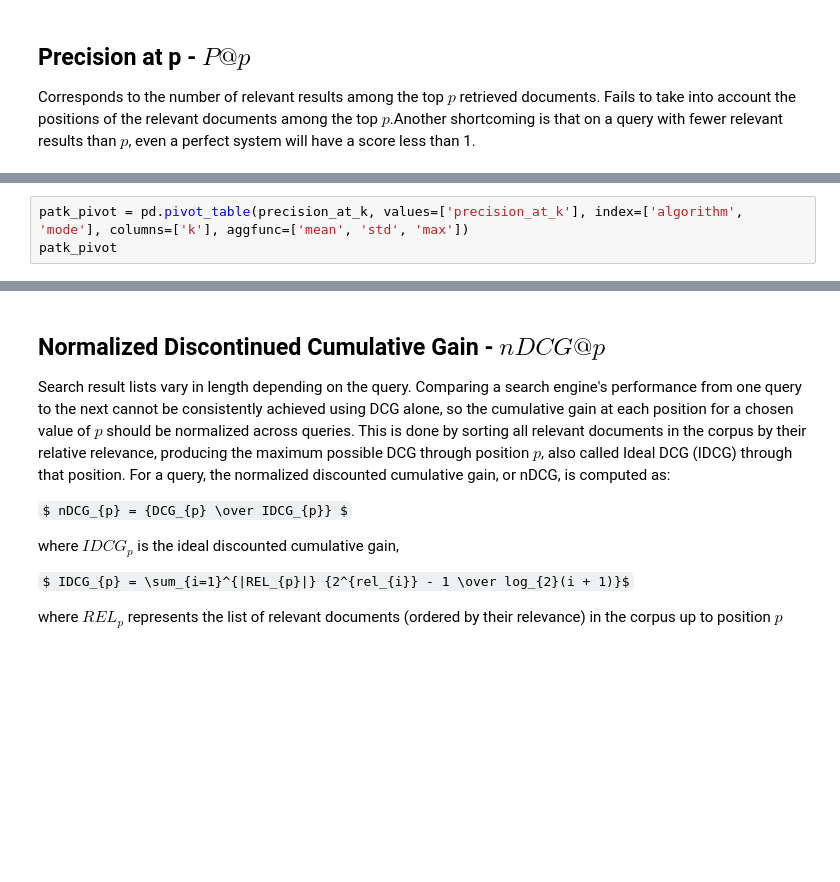
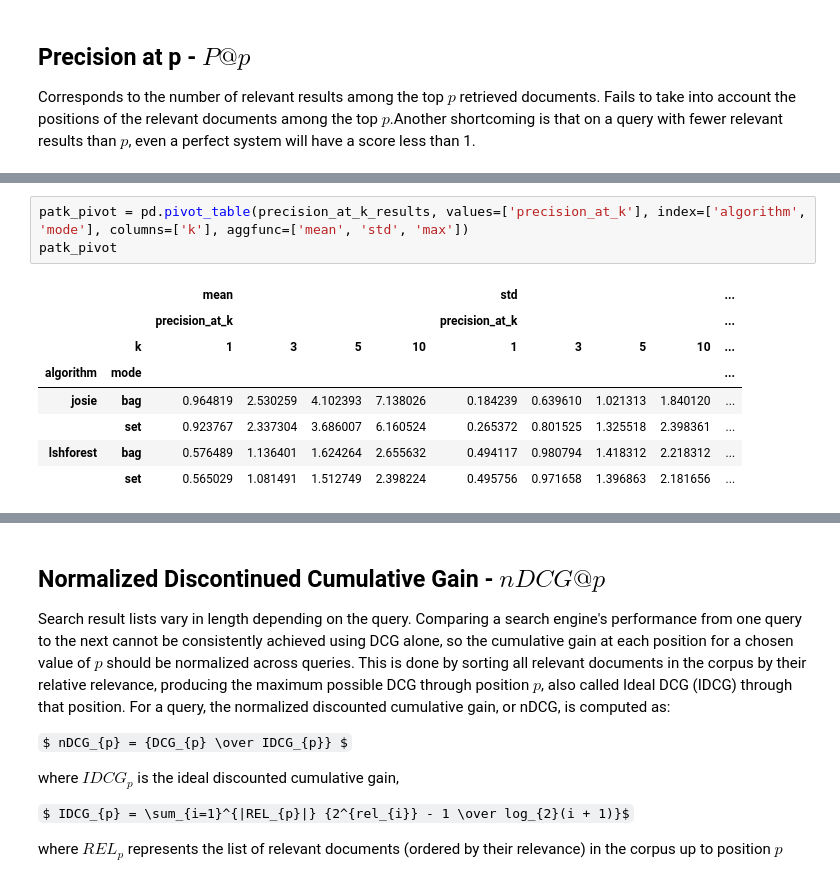
Before and after one commit to nanni00/datalake-table-finder, a Jupyter notebook: experiments/main/analysis.ipynb, the cells around one changed output, grey strips where cells are left out. Drawn from its saved outputs; the diff is of its cells as text; some formulas as TeX source; blank space fills up the shorter version.

```diff
--- a/experiments/main/analysis.ipynb
+++ b/experiments/main/analysis.ipynb
@@ -138,6 +320,15 @@ precision_at_k = precision_at_k_results.sort_values(by=['silver_std_size', 'quer
 # %%
-patk_pivot = pd.pivot_table(precision_at_k, values=['precision_at_k'], index=['algorithm', 'mode'], columns=['k'], aggfunc=['mean', 'std', 'max'])
+patk_pivot = pd.pivot_table(precision_at_k_results, values=['precision_at_k'], index=['algorithm', 'mode'], columns=['k'], aggfunc=['mean', 'std', 'max'])
 patk_pivot
+# %% [output]
+|  |  | mean |  |  |  | std |  |  |  | ... |
+|  |  | precision_at_k |  |  |  | precision_at_k |  |  |  | ... |
+|  | k | 1 | 3 | 5 | 10 | 1 | 3 | 5 | 10 | ... |
+| algorithm | mode |  |  |  |  |  |  |  |  | ... |
+| josie | bag | 0.964819 | 2.530259 | 4.102393 | 7.138026 | 0.184239 | 0.639610 | 1.021313 | 1.840120 | ... |
+|  | set | 0.923767 | 2.337304 | 3.686007 | 6.160524 | 0.265372 | 0.801525 | 1.325518 | 2.398361 | ... |
+| lshforest | bag | 0.576489 | 1.136401 | 1.624264 | 2.655632 | 0.494117 | 0.980794 | 1.418312 | 2.218312 | ... |
+|  | set | 0.565029 | 1.081491 | 1.512749 | 2.398224 | 0.495756 | 0.971658 | 1.396863 | 2.181656 | ... |
 # %%
 for row, label in zip(patk_pivot['mean', 'precision_at_k'].values, patk_pivot.index):
     plt.plot([1, 3, 5, 10], row, 'o-', label=f'{label[0]}-{label[1]}')
```
Also changed, not shown: parts of 37 cells of this notebook, 10 other files.
